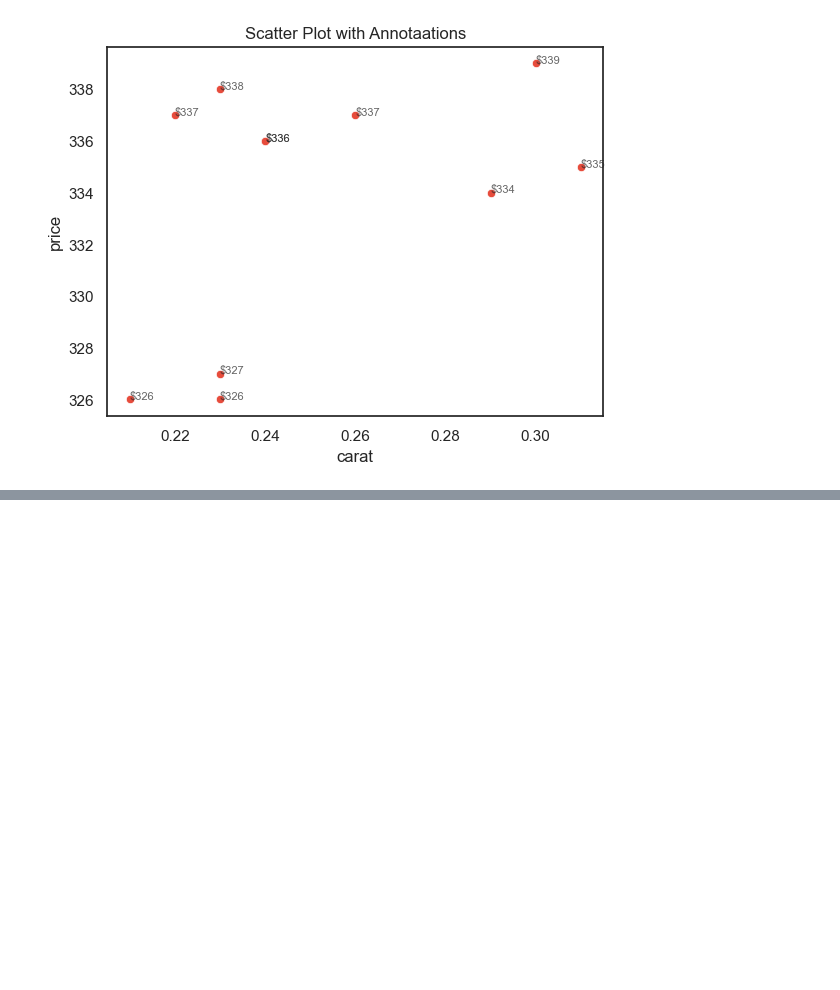
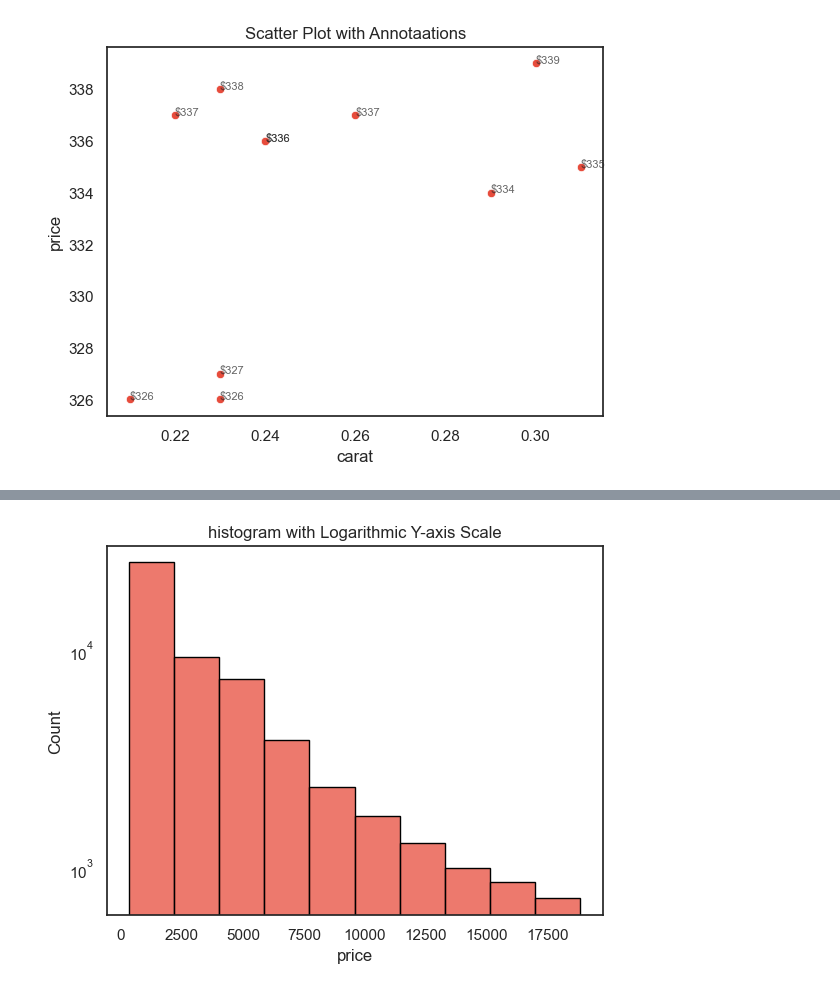
Before and after one commit to ChenniDJack/IntellipaatWorkSpace, a Jupyter notebook: LiveClass/Pandas_2025_04_12/Youtube/Matpotlib_Seaborn_Handson_21_04_2025.ipynb, the cells around one changed output, grey strips where cells are left out. Drawn from its saved outputs; the diff is of its cells as text; code cells hidden in the pictures; blank space fills up the shorter version.

```diff
--- a/LiveClass/Pandas_2025_04_12/Youtube/Matpotlib_Seaborn_Handson_21_04_2025.ipynb
+++ b/LiveClass/Pandas_2025_04_12/Youtube/Matpotlib_Seaborn_Handson_21_04_2025.ipynb
@@ -463,0 +500,7 @@ plt.show()
+# %%
+sns.histplot(data["price"], bins=10, edgecolor="black")
+plt.yscale("log") #Use Logarithmic scale for y-axis
+plt.title("histogram with Logarithmic Y-axis Scale")
+plt.show()
+# %% [output]
+[figure, added]
```
Also changed, not shown: parts of 5 cells of this notebook.
